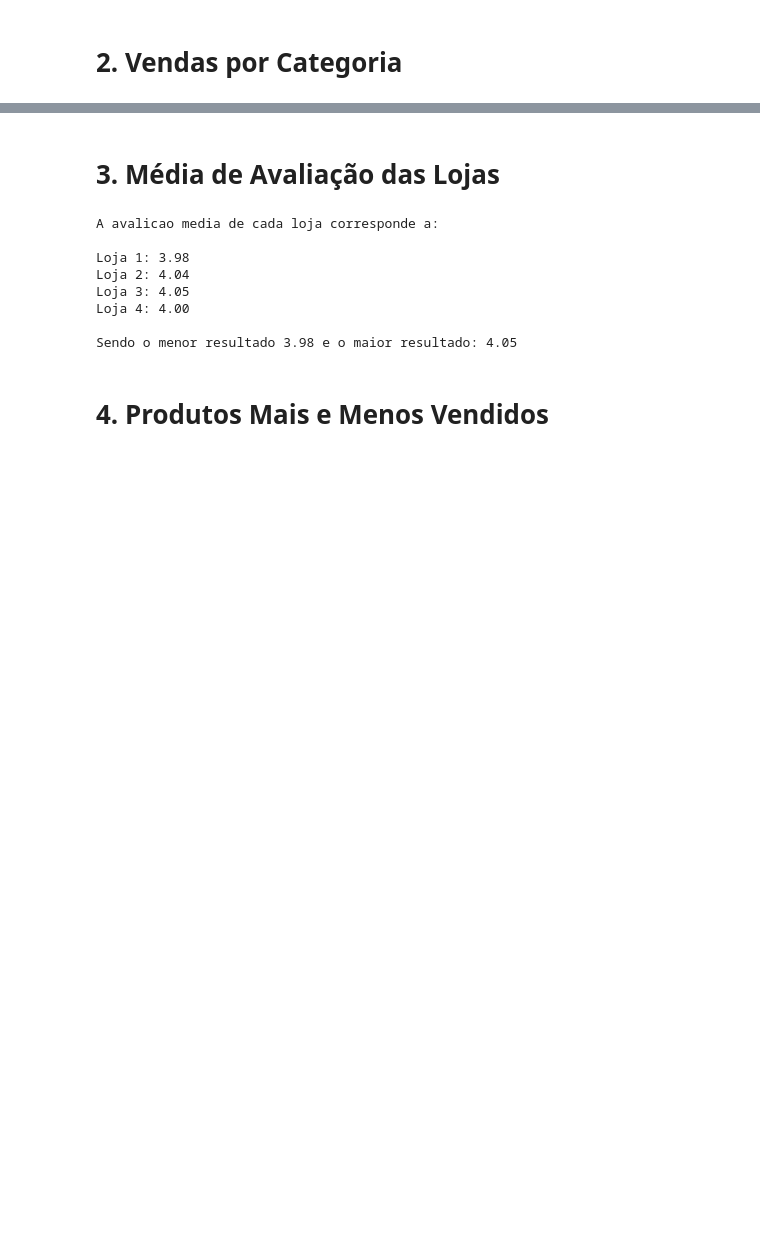
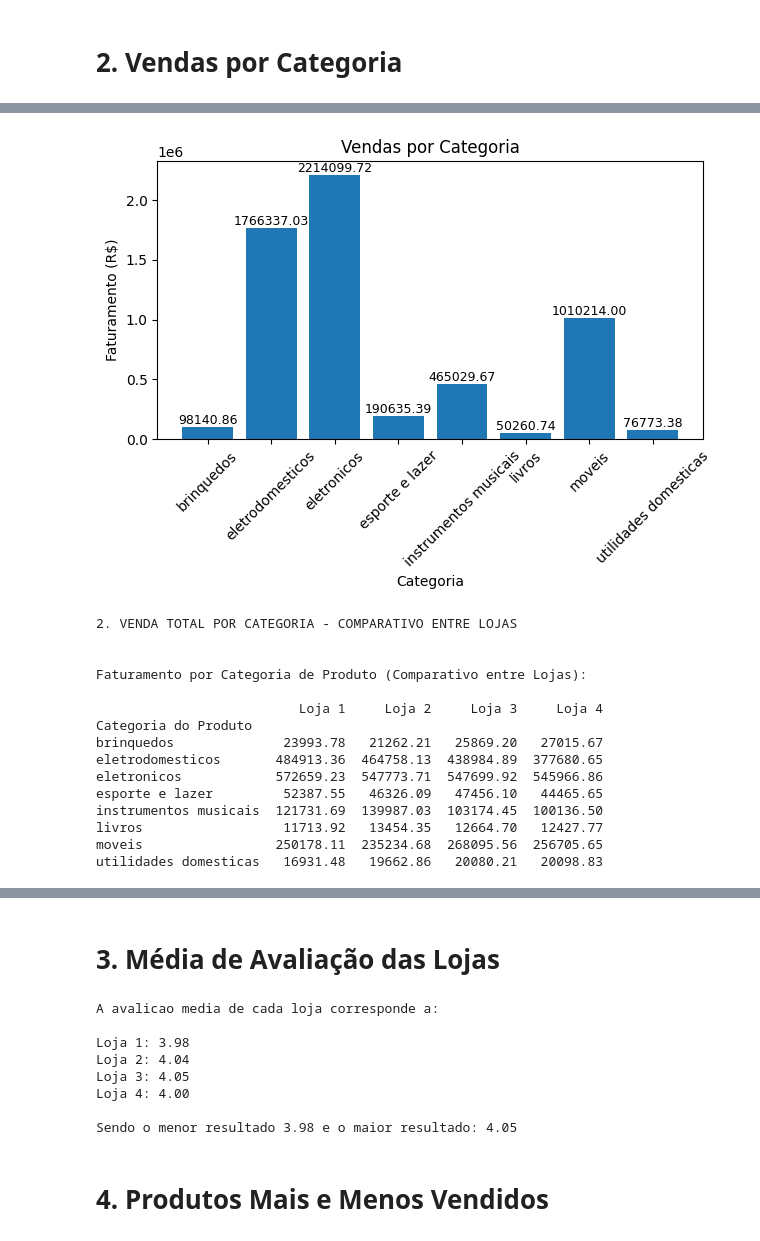
Before and after one commit to ccarlacabral/Chalenge1-Data-Science-Python, a Jupyter notebook: ChalengePython.ipynb, the cells around one changed output, grey strips where cells are left out. Saved outputs shown, nothing was run; the diff lists cells and outputs as text; code cells hidden in the pictures; blank space fills up the shorter version.

```diff
--- a/ChalengePython.ipynb
+++ b/ChalengePython.ipynb
@@ -77,10 +108,9 @@ Loja 4         1384497.58
 # %% [markdown]
 # 2. Vendas por Categoria
 # %%
-#Acessar os valores unicos por categoria
+# 1. ANALISE GERAL - VENDAS POR CATEGORIAS
 
-# Concatenar as colunas de categorias das quatro lojas para obter valores unicos
-
+#VENDA POR CATEGORIA
 todas_categorias = pd.concat([
     loja['Categoria do Produto'],
     loja2['Categoria do Produto'],
@@ -89,33 +119,68 @@ todas_categorias = pd.concat([
 ])
 
 categorias_unicas = todas_categorias.unique()
-
-# Se quiser exibir como lista ordenada:
 categorias_unicas_ordenadas = sorted(categorias_unicas)
 
-print("Categorias:\n")
-print(categorias_unicas_ordenadas)
+# Exibir os resultados
+print("1. VENDA POR CATEGORIA\n ")
+print("Faturamento por Categoria de Produto (Todas as Lojas):\n")
+print(faturamento_categoria_total)
 
-#Vendas por categoria
+import matplotlib.pyplot as plt
 
-# Faturamento por categoria em cada loja
+bars = plt.bar(categorias_unicas_ordenadas, df_faturamento_categoria_total)
+plt.title("Vendas por Categoria")
+plt.xlabel("Categoria")
+plt.ylabel("Faturamento (R$)")
+plt.xticks(rotation=45)
+plt.tight_layout()
+
+# Adicionar os rótulos de valor acima de cada barra
+for bar in bars:
+    height = bar.get_height()
+    plt.text(bar.get_x() + bar.get_width()/2, height,
+             f'{height:.2f}', ha='center', va='bottom', fontsize=9)
+plt.show()
+
+# 2. FATURAMENTO POR CATEGORIA EM CADA LOJA
+
 faturamento_categoria_loja1 = loja.groupby('Categoria do Produto')['Preço'].sum()
 faturamento_categoria_loja2 = loja2.groupby('Categoria do Produto')['Preço'].sum()
 faturamento_categoria_loja3 = loja3.groupby('Categoria do Produto')['Preço'].sum()
 faturamento_categoria_loja4 = loja4.groupby('Categoria do Produto')['Preço'].sum()
 
-# Unificando em um único DataFrame
+#double check valores totais:
+faturamento_total_todas_lojas = sum(faturamento_categoria_loja1) + sum(faturamento_categoria_loja2) + sum(faturamento_categoria_loja3) + sum(faturamento_categoria_loja4)
+#print(faturamento_total_todas_lojas)
+
+#concatenar categorias x vendas de todas as lojas
+faturamento_categoria_total = faturamento_categoria_loja1 + faturamento_categoria_loja2 + faturamento_categoria_loja3 + faturamento_categoria_loja4
+df_faturamento_categoria_total = faturamento_categoria_total.fillna(0) #Substituir NaNs por 0, caso uma loja não tenha vendido uma categoria específica
+
+#2.1 VENDA TOTAL POR CATEGORIA - COMPARATIVO ENTRE LOJAS
 df_comparativo = pd.DataFrame({
     'Loja 1': faturamento_categoria_loja1,
     'Loja 2': faturamento_categoria_loja2,
     'Loja 3': faturamento_categoria_loja3,
     'Loja 4': faturamento_categoria_loja4
 })
+df_comparativo = df_comparativo.fillna(0) # Substituir NaNs por 0, caso uma loja não tenha vendido uma categoria específica
 
-# Substituir NaNs por 0, caso uma loja não tenha vendido uma categoria específica
-df_comparativo = df_comparativo.fillna(0)
-
-# Exibindo a tabela completa
+#Exibir resultados
+print('2. VENDA TOTAL POR CATEGORIA - COMPARATIVO ENTRE LOJAS\n')
 print("\nFaturamento por Categoria de Produto (Comparativo entre Lojas):\n")
 print(df_comparativo)
+
+#grafico para visualizacao de faturamento por categoria por loja
+import matplotlib.pyplot as plt
+
+# Plot
+ax = df_comparativo.plot(kind='bar', figsize=(6, 5))
+plt.title("Faturamento por Categoria - Comparativo entre Lojas")
+plt.xlabel("Categoria do Produto")
+plt.ylabel("Faturamento (R$)")
+plt.xticks(rotation=45)
+plt.legend(title='Lojas')
+plt.tight_layout()
+plt.show()
 # %% [output]
@@ -137,0 +201,16 @@ utilidades domesticas   16931.48   19662.86   20080.21   20098.83
+[figure, added]
+2. VENDA TOTAL POR CATEGORIA - COMPARATIVO ENTRE LOJAS
+
+
+Faturamento por Categoria de Produto (Comparativo entre Lojas):
+
+                          Loja 1     Loja 2     Loja 3     Loja 4
+Categoria do Produto
+brinquedos              23993.78   21262.21   25869.20   27015.67
+eletrodomesticos       484913.36  464758.13  438984.89  377680.65
+eletronicos            572659.23  547773.71  547699.92  545966.86
+esporte e lazer         52387.55   46326.09   47456.10   44465.65
+instrumentos musicais  121731.69  139987.03  103174.45  100136.50
+livros                  11713.92   13454.35   12664.70   12427.77
+moveis                 250178.11  235234.68  268095.56  256705.65
+utilidades domesticas   16931.48   19662.86   20080.21   20098.83
```
Also changed, not shown: parts of 8 cells of this notebook.
